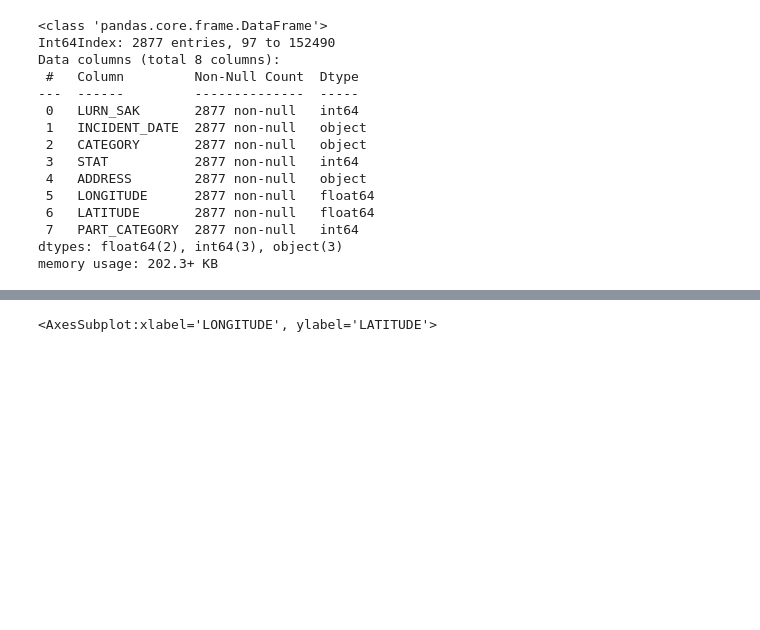
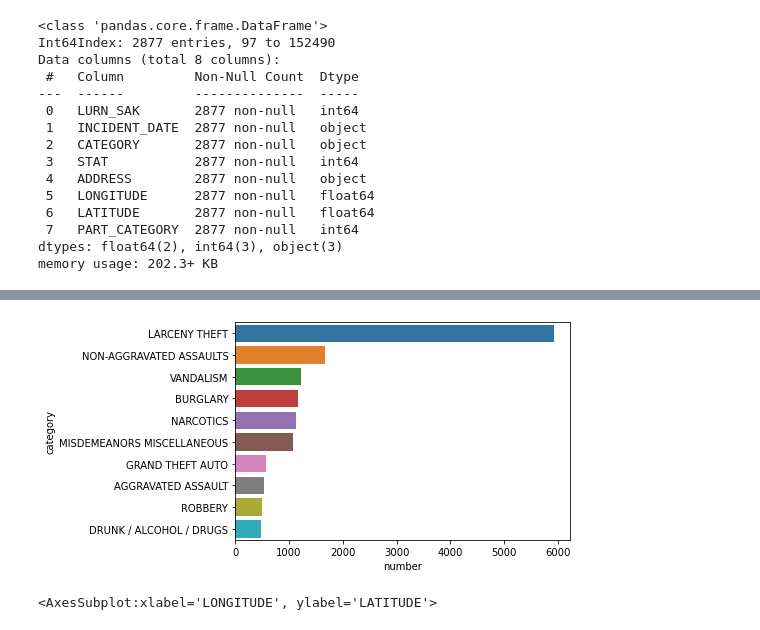
Before and after one commit to ksenlisan/TDI-Summer-2022-Capstone, a Jupyter notebook: Crime data cleaning.ipynb, the cells around one changed output, grey strips where cells are left out. Drawn from its saved outputs; the diff is of its cells as text; code cells hidden in the pictures; blank space fills up the shorter version.

Commit message:
Updated crime data, added LA county file into the directory

```diff
--- a/Crime data cleaning.ipynb
+++ b/Crime data cleaning.ipynb
@@ -175,2 +199,3 @@ df.head(3)
 # %%
-df['CATEGORY'].value_counts()
+val_cnts = df['CATEGORY'].value_counts()
+val_cnts_df = pd.DataFrame({'category': val_cnts.index, 'number':val_cnts})
@@ -195,3 +222,8 @@ Name: CATEGORY, dtype: int64
+# %%
+sns.barplot(x=val_cnts_df['number'][:10], y=val_cnts_df['category'][:10], orient='h')
+plt.savefig('crime_category_count.svg', bbox_inches="tight")
+# %% [output]
+[figure, added]
 # %%
 sns.set(rc={"figure.figsize":(16, 8)})
 sns.scatterplot(data=df, x='LONGITUDE', y='LATITUDE', hue='PART_CATEGORY', alpha=0.1, palette='viridis')
```
Also changed, not shown: parts of 6 cells of this notebook.
